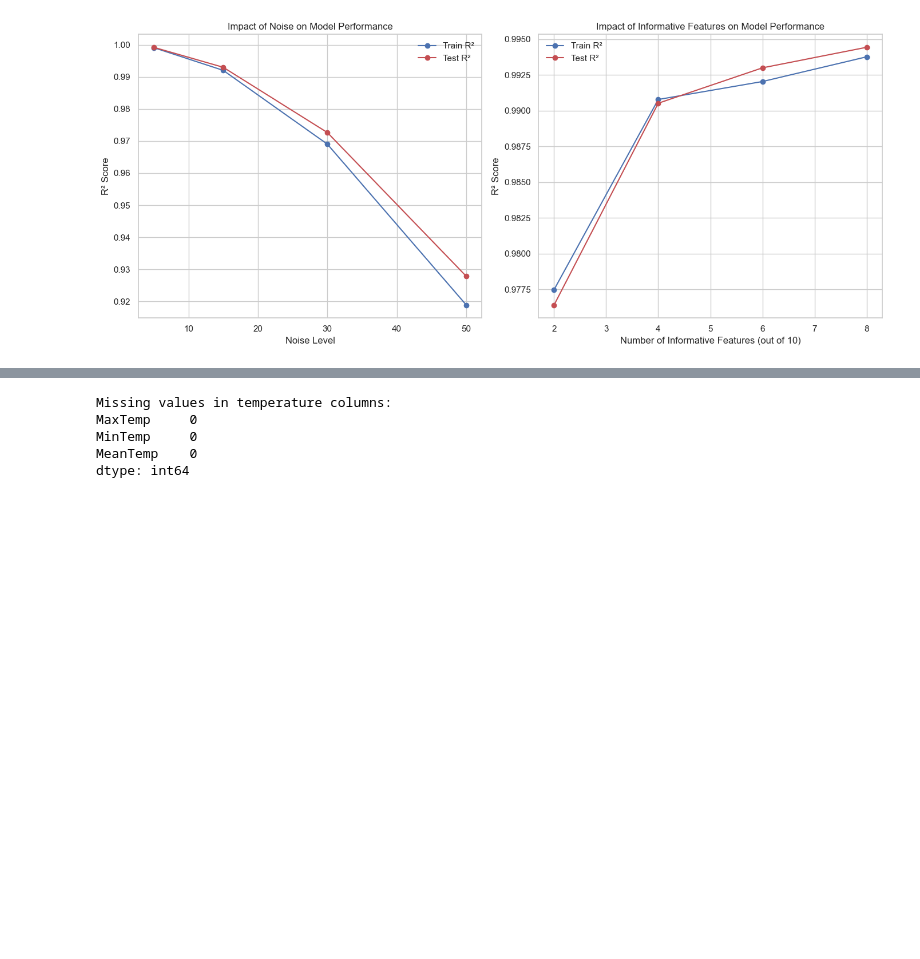
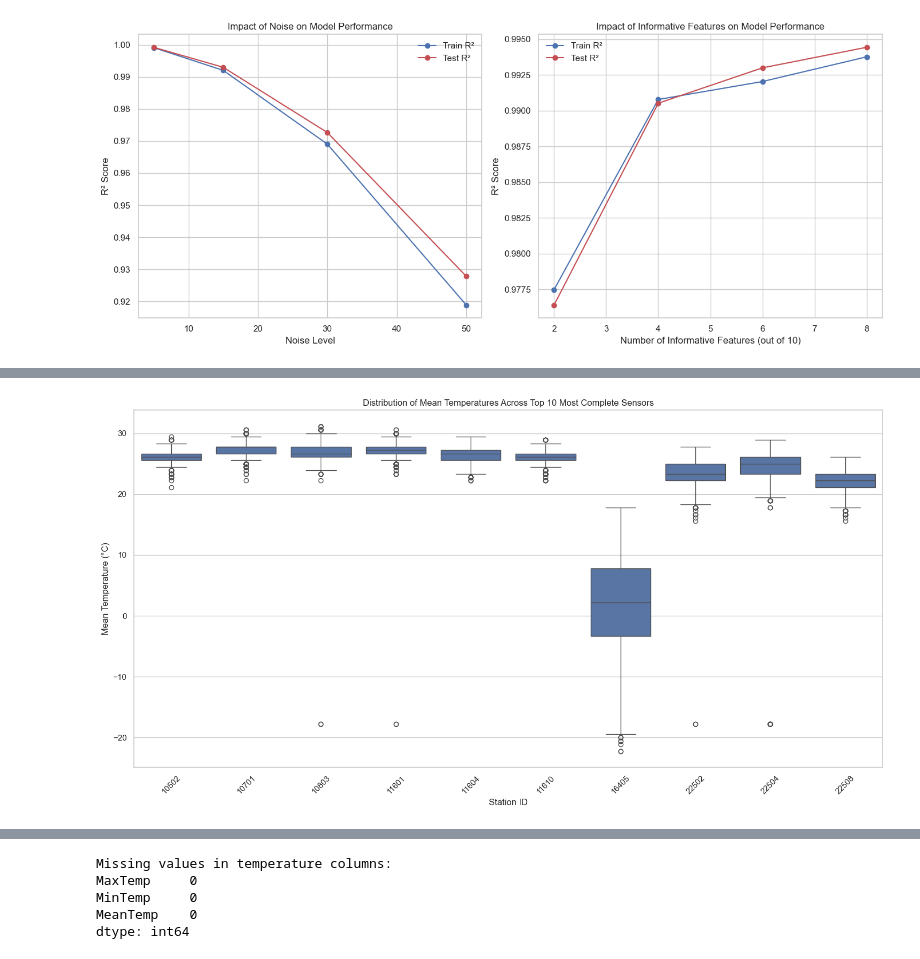
Before and after one commit to imadbenmadi/ITDS-practise-project, a Jupyter notebook: notebook.ipynb, the cells around one changed output, grey strips where cells are left out. Drawn from its saved outputs; the diff is of its cells as text; code cells hidden in the pictures; blank space fills up the shorter version.

```diff
--- a/notebook.ipynb
+++ b/notebook.ipynb
@@ -893,0 +953,16 @@ number of original records:  119040
+# %%
+# Get data for these sensors
+top_sensor_ids = top_10_sensors.index.tolist()
+top_sensors_data = df[df['STA'].isin(top_sensor_ids)]
+
+# 3. Analyze temperature distribution across top sensors
+plt.figure(figsize=(15, 8))
+sns.boxplot(x='STA', y='MeanTemp', data=top_sensors_data)
+plt.title('Distribution of Mean Temperatures Across Top 10 Most Complete Sensors')
+plt.xlabel('Station ID')
+plt.ylabel('Mean Temperature (°C)')
+plt.xticks(rotation=45)
+plt.tight_layout()
+plt.show()
+# %% [output]
+[figure, added]
```
Also changed, not shown: parts of 29 cells of this notebook.
